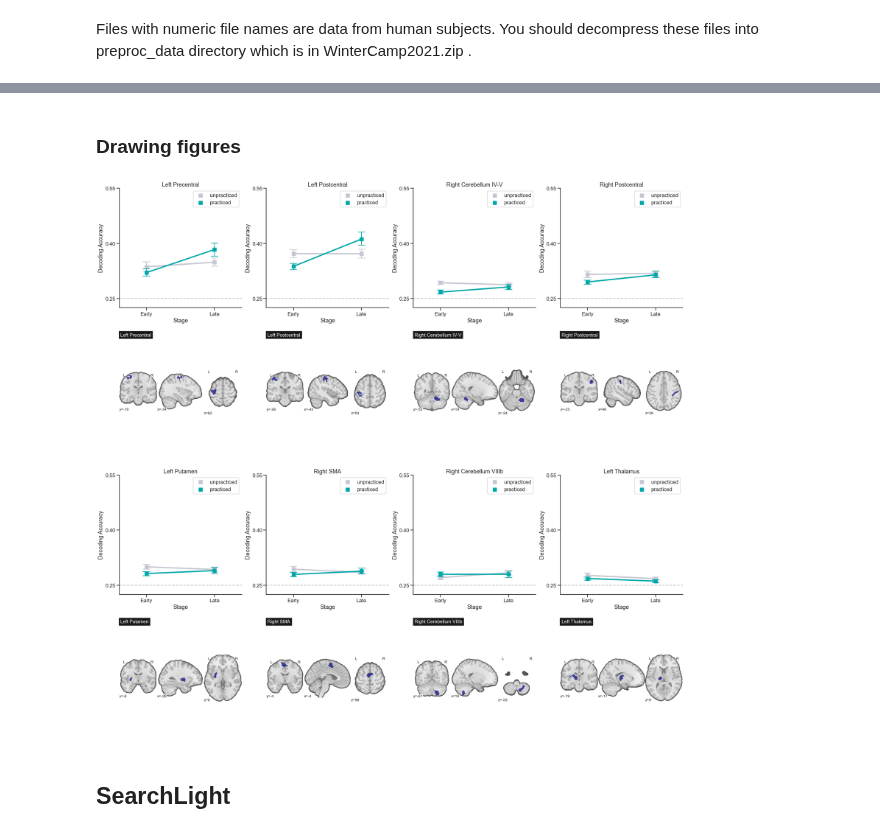
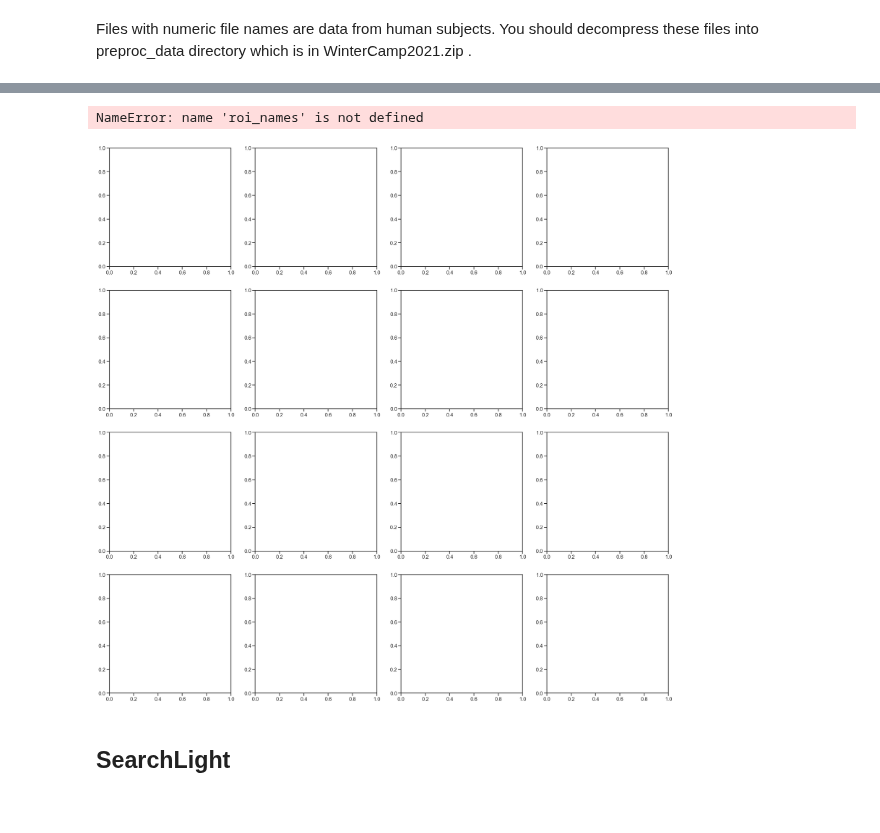
Before and after one commit to psb629/labs, a Jupyter notebook: GA/scripts/WinterCamp2021.ipynb, the cells around one changed output, grey strips where cells are left out. Cells and saved outputs as stored; diff of their text form; code cells hidden in the pictures.

```diff
--- a/GA/scripts/WinterCamp2021.ipynb
+++ b/GA/scripts/WinterCamp2021.ipynb
@@ -253,3 +299,0 @@ roi_names = sorted(set([rr for _, rr, _ in results.keys()]))
-# %%
-wit_df = make_dataframe(roi_list=roi_names, pkl=results)
-wit_df
@@ -294,5 +300,3 @@ wit_df_t_test(wit_df=wit_df, roi_list=roi_names, compare='Mapping', criteria={'S
-# %% [markdown]
-### Drawing figures
 # %%
 sns.set(style="ticks", context='talk')
 palette = ['#C5C7D2', '#00A8AA', '#C5C7D2', '#00A8AA']
@@ -314,28 +318,48 @@ def draw_lineplot(roi_name, title, ax=None):
     ax.set_title(title)
 
     return ax
+# %%
+sns.set(style="ticks", context='talk')
+palette = ['#C5C7D2', '#00A8AA', '#C5C7D2', '#00A8AA']
+
+def draw_lineplot(wit_df, ROI_name, title, ax=None):
+    temp = wit_df[wit_df.ROI==ROI_name]
+    ax = sns.pointplot(x='visit', y='mean_accuracy', hue='mapping', data=temp, ax=ax
+                       , palette=palette, markers='s', scale=1, ci=68, errwidth=2, capsize=0.1)
+    sns.despine()
+
+    ax.set_xlim((-0.4, 1.4))
+    ax.set_ylim(0.225, 0.55)
+    ax.set_yticks(np.arange(.25,.70,.15))
+    ax.set_ylabel('Decoding Accuracy')
+    ax.axhline(y=0.25, color='k', linestyle='--', alpha=0.25)
+#     ax.get_legend().remove()
+    ax.legend(loc='best', frameon=True)
+    ax.set_title(title)
+
+    return ax
 # %%
-name_list = ['Left Precentral'
-             , 'Left Postcentral'
-             , 'Right Cerebellum IV-V'
-             , 'Right Postcentral'
-             , 'Left Putamen'
-             , 'Right SMA'
-             , 'Right Cerebellum VIIIb'
-             , 'Left Thalamus']
+title_list = ['Left Precentral'
+              , 'Left Postcentral'
+              , 'Right Cerebellum IV-V'
+              , 'Right Postcentral'
+              , 'Left Putamen'
+              , 'Right SMA'
+              , 'Right Cerebellum VIIIb'
+              , 'Left Thalamus']
 ncol = 4
 nrow = 4
 magn = 8
 _, axes = plt.subplots(nrow,ncol,figsize=(ncol*magn,nrow*magn))
 axes = np.concatenate(axes)
-for idx, name in enumerate(name_list):
-    roi_name = roi_names[idx]
-    ax = draw_lineplot(roi_name, name, ax=axes[idx+(idx//ncol)*ncol])
+for idx, title in enumerate(title_list):
+    ax = draw_lineplot(wit_df, ROI_name=, title, ax=axes[idx+(idx//ncol)*ncol])
     nplt.plot_roi(roi_img=roi_imgs[roi_name], bg_img=img_bg, title=name
                   , draw_cross=False, black_bg=False
                   , display_mode='ortho', axes=axes[idx+(idx//ncol)*ncol+ncol])
 # %% [output]
+NameError: name 'roi_names' is not defined
-[figure, old version]
+[figure, new version]
 # %% [markdown]
 ## SearchLight
 # %%
```
Also changed, not shown: parts of 61 cells of this notebook.
